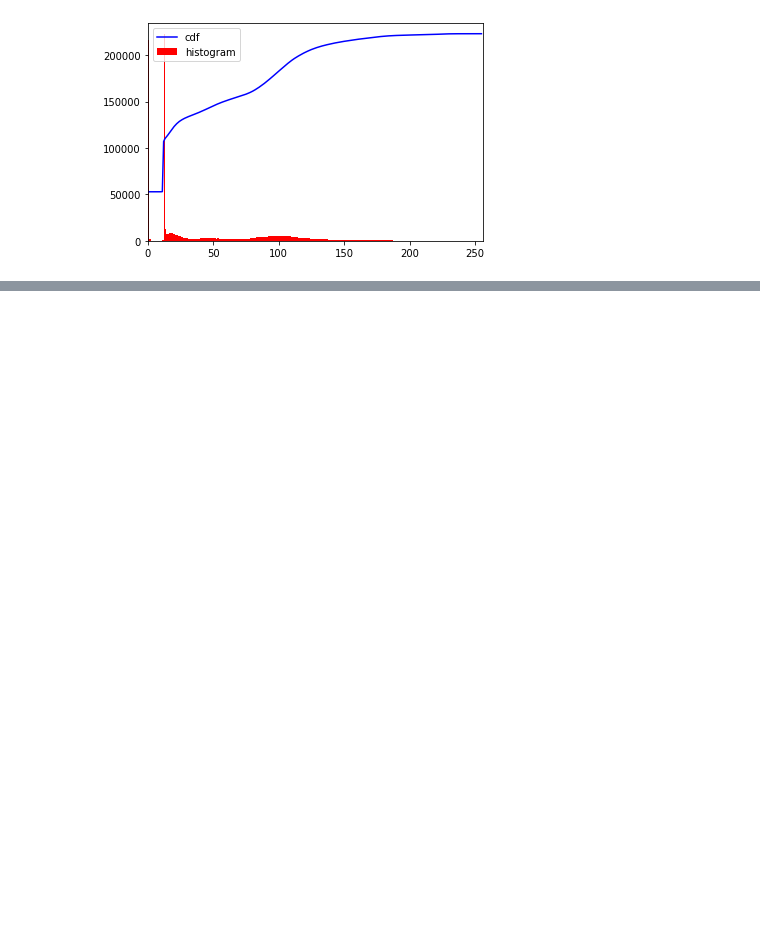
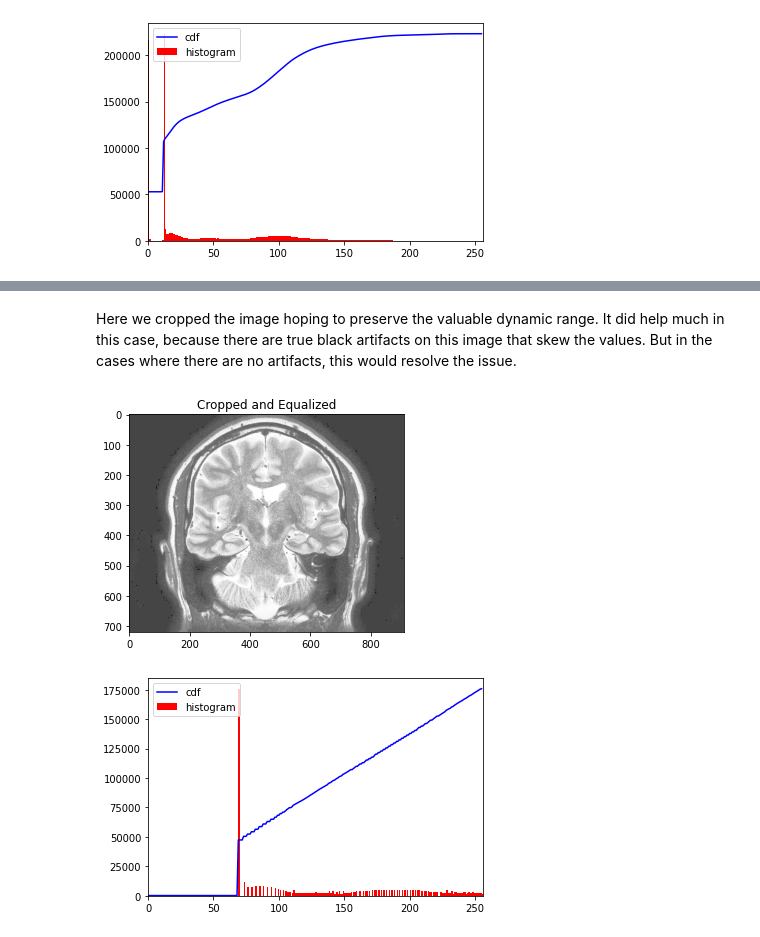
Before and after one commit to alexrayu/vfu, a Jupyter notebook: computer_vision/exam2_filters.ipynb, the cells around one changed output, grey strips where cells are left out. Cells and saved outputs as stored; diff of their text form; code cells hidden in the pictures; blank space fills up the shorter version.

```diff
--- a/computer_vision/exam2_filters.ipynb
+++ b/computer_vision/exam2_filters.ipynb
@@ -86,0 +174,24 @@ plt.show()
+# %% [markdown]
+Here we cropped the image hoping to preserve the valuable dynamic range. It did
+help much in this case, because there are true black artifacts on this image that
+skew the values. But in the cases where there are no artifacts, this would resolve
+the issue.
+# %%
+cropped = img[0:720, 190:1100]
+equ = cv2.equalizeHist(cropped)
+plt.figure()
+plt.title('Cropped and Equalized')
+plt.imshow(equ, cmap="gray")
+
+plt.figure()
+hist, bins = np.histogram(equ.flatten(),256,[0,256])
+cdf = hist.cumsum()
+cdf_normalized = cdf * float(hist.max()) / cdf.max()
+plt.plot(cdf_normalized, color = 'b')
+plt.hist(equ.flatten(),256,[0,256], color = 'r')
+plt.xlim([0,256])
+plt.legend(('cdf','histogram'), loc = 'upper left')
+plt.show()
+# %% [output]
+[figure, added]
+[figure, added]
```
Also changed, not shown: parts of 12 cells of this notebook.
